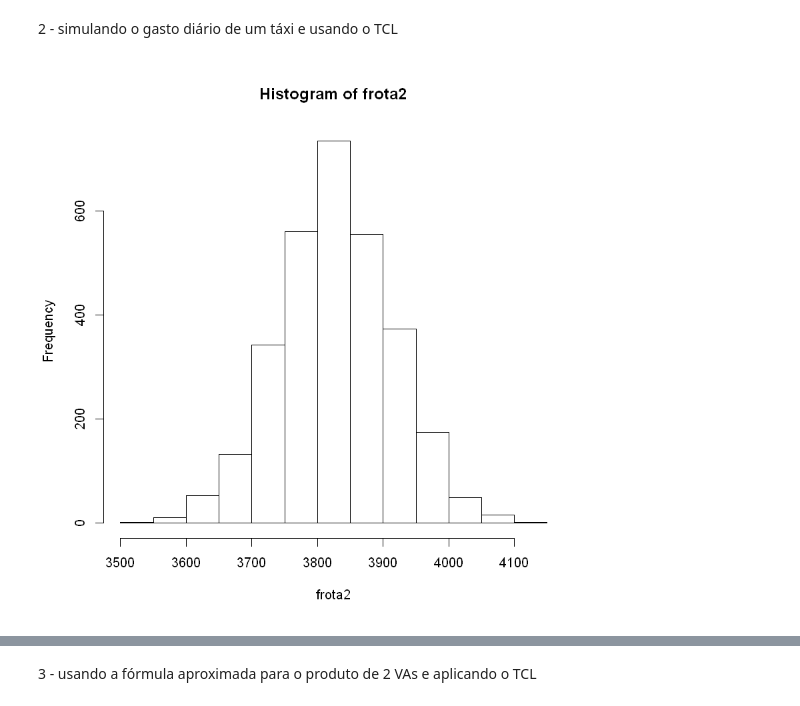
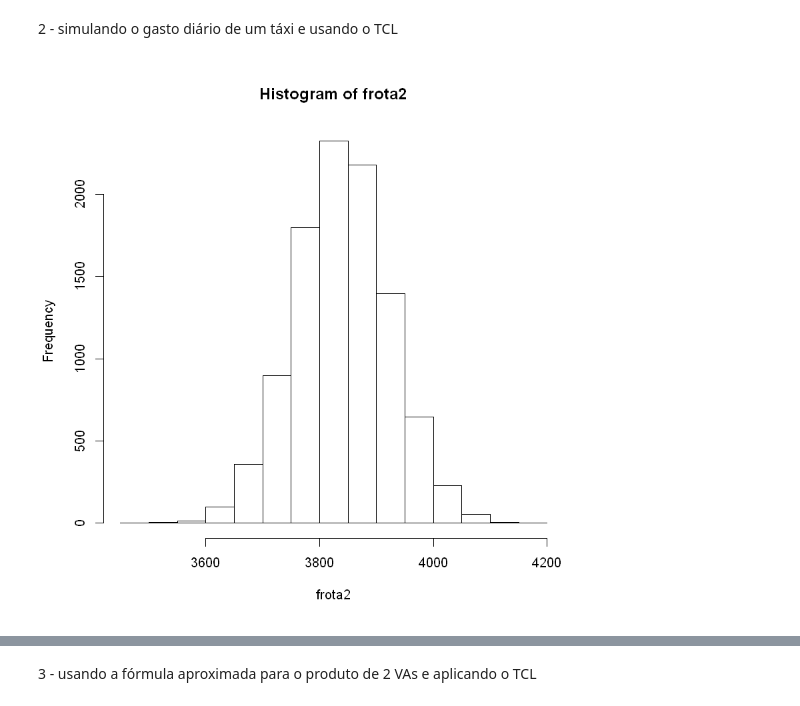
Before and after one commit to lfkopp/PPGI, a Jupyter notebook: ANALISE-RISCO/lista_4/lista_4.ipynb, the cells around one changed output, grey strips where cells are left out. Saved outputs shown, nothing was run; the diff lists cells and outputs as text; code cells hidden in the pictures.

```diff
--- a/ANALISE-RISCO/lista_4/lista_4.ipynb
+++ b/ANALISE-RISCO/lista_4/lista_4.ipynb
@@ -33,13 +30,13 @@ hist(frota1)
 # %%
 gasto <- c()
 for (i in 1:1000){
     litros <- rtriangle(1,40,60,58)
     preco <- rtriangle(1,3.1,4.0,3.8)
     gasto <- c(gasto,mean(litros * preco))
 }
 m <- mean(20*gasto)
-s <- sqrt(20*(sd(gasto))^2)
-frota2 <- rnorm(3000,m,s)
+s <- sqrt(20)*sd(gasto)
+frota2 <- rnorm(10000,m,s)
 hist(frota2)
 # %% [output]
-[figure, old version]
+[figure, new version]
```
Also changed, not shown: parts of 11 cells of this notebook, 1 other file.
